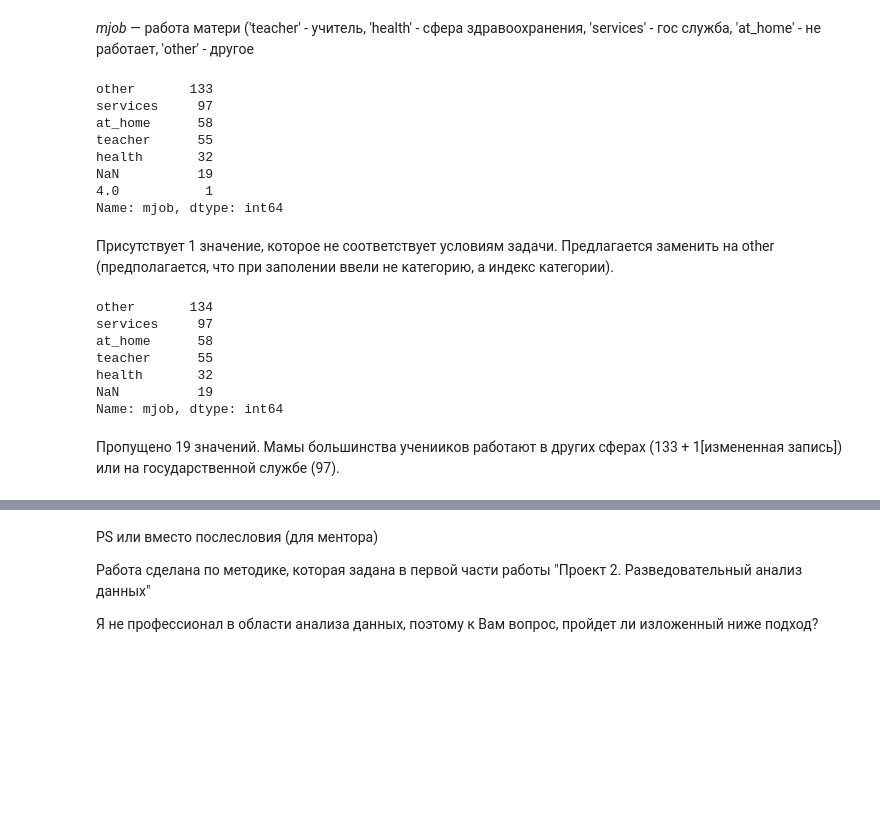
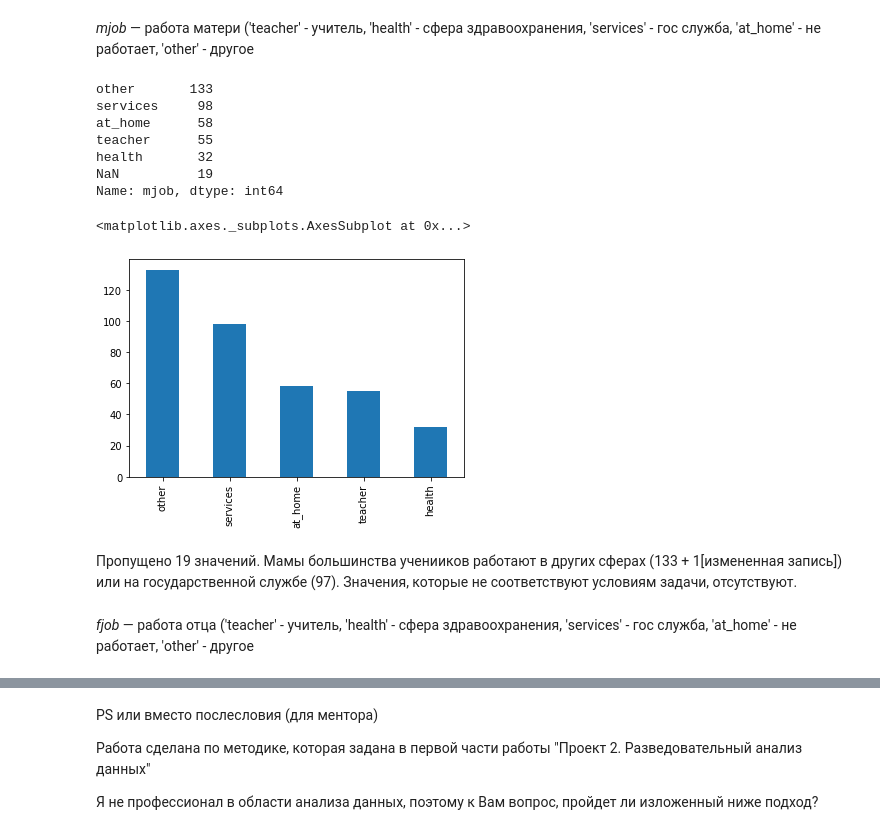
Before and after one commit to OlShDev/skillfactory_rds, a Jupyter notebook: module_2/EDA_UNICEF.ipynb, the cells around one changed output, grey strips where cells are left out. Drawn from its saved outputs; the diff is of its cells as text; code cells hidden in the pictures; blank space fills up the shorter version.

```diff
--- a/module_2/EDA_UNICEF.ipynb
+++ b/module_2/EDA_UNICEF.ipynb
@@ -50,7 +51,10 @@ memory usage: 92.7+ KB
 # %%
 stud_math.columns = [k.lower() for k in stud_math.columns] # наименования полей меленькими буквами
 # %%
-stud_math.columns = [k.split(",")[0] for k in stud_math.columns] # наименование поля - одно слово
+#stud_math.columns = [k.split(",")[0] for k in stud_math.columns] # наименование поля - одно слово
+# Строка не пошла, потому что есть совпадение первых слов в наименовании,
+# поэтому переименовываем только один столбец
+stud_math.rename(columns={'studytime, granular': 'granular'}, inplace = True)
 # %%
 stud_math.head()
 # %% [output]
@@ -246,4 +250,4 @@ Name: fedu, dtype: int64
 # %% [markdown]
 Присутствует 1 значение, которое не соответствует условиям задачи. Предполагается опечатка. Заменим на 4.0.
 # %%
-stud_math[stud_math.fedu == 40.0]=4.0
+stud_math.loc[stud_math.index[stud_math['fedu'] == 40.0], 'fedu']=4
@@ -274,26 +288,18 @@ stud_math.boxplot(column=['fedu'])
 stud_math.mjob.value_counts(dropna=False)
 # %% [output]
 other       133
-services     97
+services     98
 at_home      58
 teacher      55
 health       32
 NaN          19
-4.0           1
 Name: mjob, dtype: int64
-# %% [markdown]
-Присутствует 1 значение, которое не соответствует условиям задачи. Предлагается заменить на other (предполагается, что при заполении ввели не категорию, а индекс категории).
-# %%
-stud_math.loc[stud_math['mjob'] == 4.0] = 'other'
-# %%
-stud_math.mjob.value_counts(dropna=False)
-# %% [output]
-other       134
-services     97
-at_home      58
-teacher      55
-health       32
-NaN          19
-Name: mjob, dtype: int64
-# %% [markdown]
-Пропущено 19 значений. Мамы большинства ученииков работают в других сферах (133 + 1[измененная запись]) или на государственной службе (97).
+# %%
+stud_math.mjob.value_counts().plot(kind='bar')
+# %% [output]
+<matplotlib.axes._subplots.AxesSubplot at 0x...>
+[figure, added]
+# %% [markdown]
+Пропущено 19 значений. Мамы большинства ученииков работают в других сферах (133 + 1[измененная запись]) или на государственной службе (97). Значения, которые не соответствуют условиям задачи, отсутствуют.
+# %% [markdown]
+*fjob* — работа отца ('teacher' - учитель, 'health' - сфера здравоохранения, 'services' - гос служба, 'at_home' - не работает, 'other' - другое
```
Also changed, not shown: parts of 117 cells of this notebook, 1 other file.
